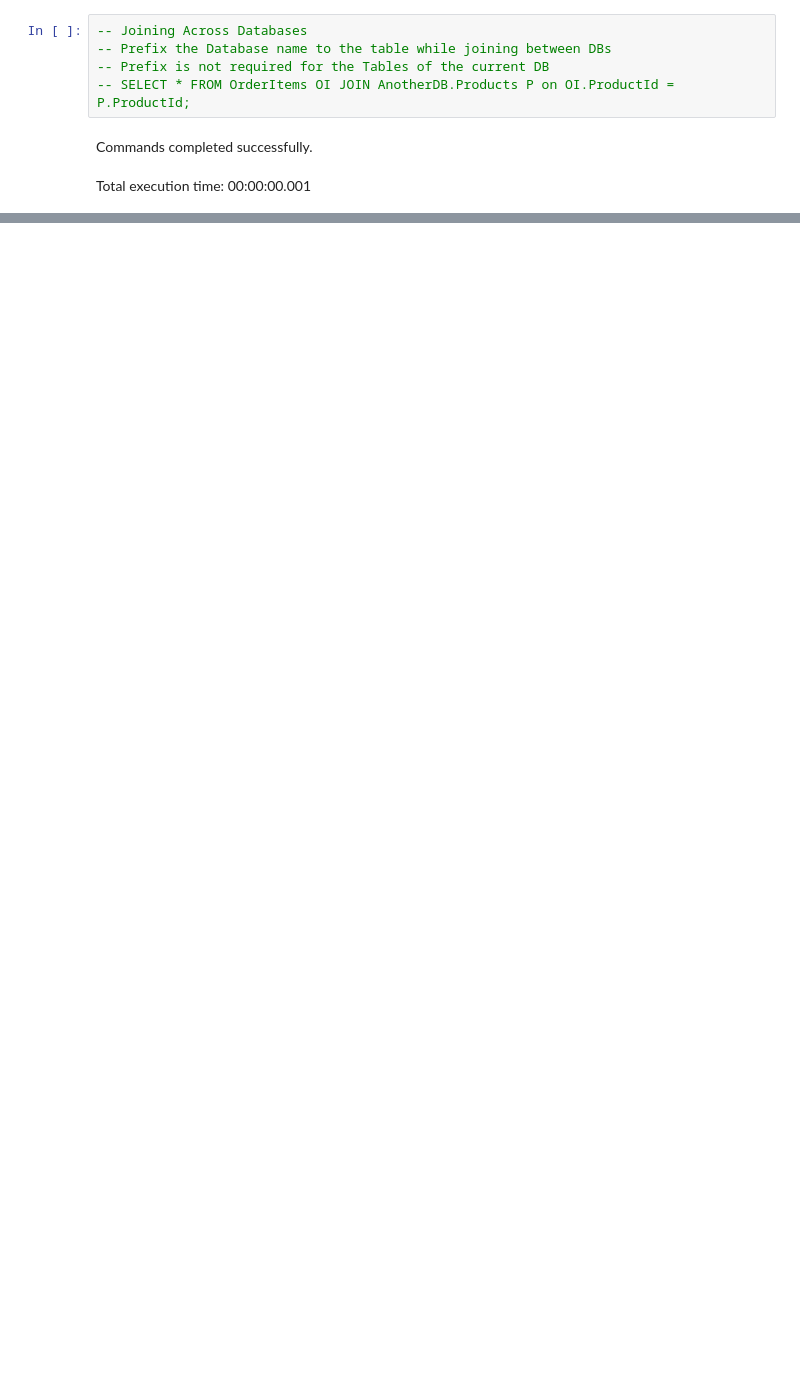
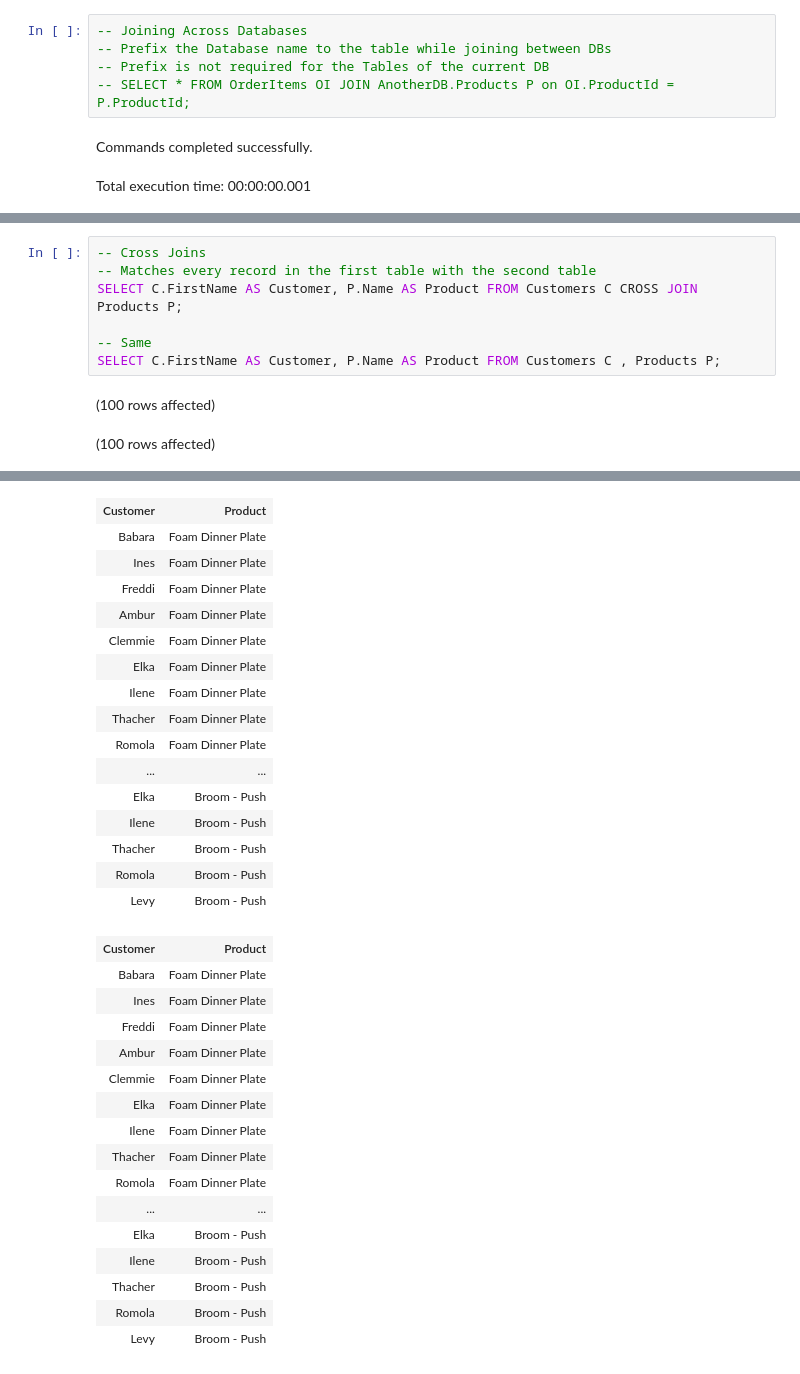
Before and after one commit to KarthikKumarDev/sql-practise, a Jupyter notebook: StoreDB/Multiple Tables.ipynb, the cells around one changed output, grey strips where cells are left out. Saved outputs shown, nothing was run; the diff lists cells and outputs as text; blank space fills up the shorter version.

```diff
--- a/StoreDB/Multiple Tables.ipynb
+++ b/StoreDB/Multiple Tables.ipynb
@@ -205,0 +223,10 @@ Total execution time: 00:00:00.006
+# %%
+-- Cross Joins
+-- Matches every record in the first table with the second table
+SELECT C.FirstName AS Customer, P.Name AS Product FROM Customers C CROSS JOIN Products P;
+
+-- Same
+SELECT C.FirstName AS Customer, P.Name AS Product FROM Customers C , Products P;
+# %% [output]
+(100 rows affected)
+(100 rows affected)
@@ -205,0 +234,32 @@ Total execution time: 00:00:00.006
+| Customer | Product |
+| Babara | Foam Dinner Plate |
+| Ines | Foam Dinner Plate |
+| Freddi | Foam Dinner Plate |
+| Ambur | Foam Dinner Plate |
+| Clemmie | Foam Dinner Plate |
+| Elka | Foam Dinner Plate |
+| Ilene | Foam Dinner Plate |
+| Thacher | Foam Dinner Plate |
+| Romola | Foam Dinner Plate |
+| ... | ... |
+| Elka | Broom - Push |
+| Ilene | Broom - Push |
+| Thacher | Broom - Push |
+| Romola | Broom - Push |
+| Levy | Broom - Push |
+| Customer | Product |
+| Babara | Foam Dinner Plate |
+| Ines | Foam Dinner Plate |
+| Freddi | Foam Dinner Plate |
+| Ambur | Foam Dinner Plate |
+| Clemmie | Foam Dinner Plate |
+| Elka | Foam Dinner Plate |
+| Ilene | Foam Dinner Plate |
+| Thacher | Foam Dinner Plate |
+| Romola | Foam Dinner Plate |
+| ... | ... |
+| Elka | Broom - Push |
+| Ilene | Broom - Push |
+| Thacher | Broom - Push |
+| Romola | Broom - Push |
+| Levy | Broom - Push |
```
Also changed, not shown: parts of 15 cells of this notebook.
